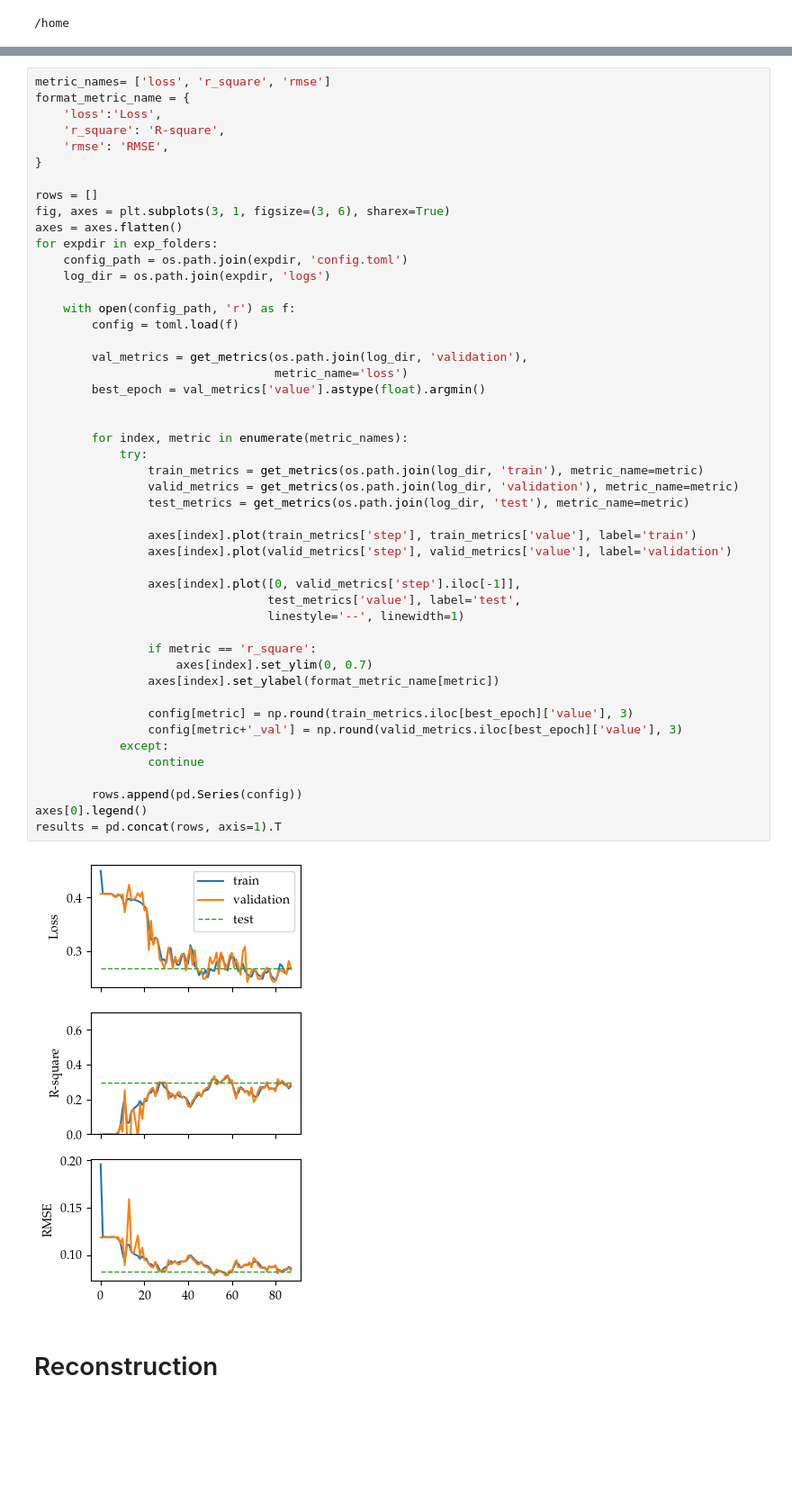
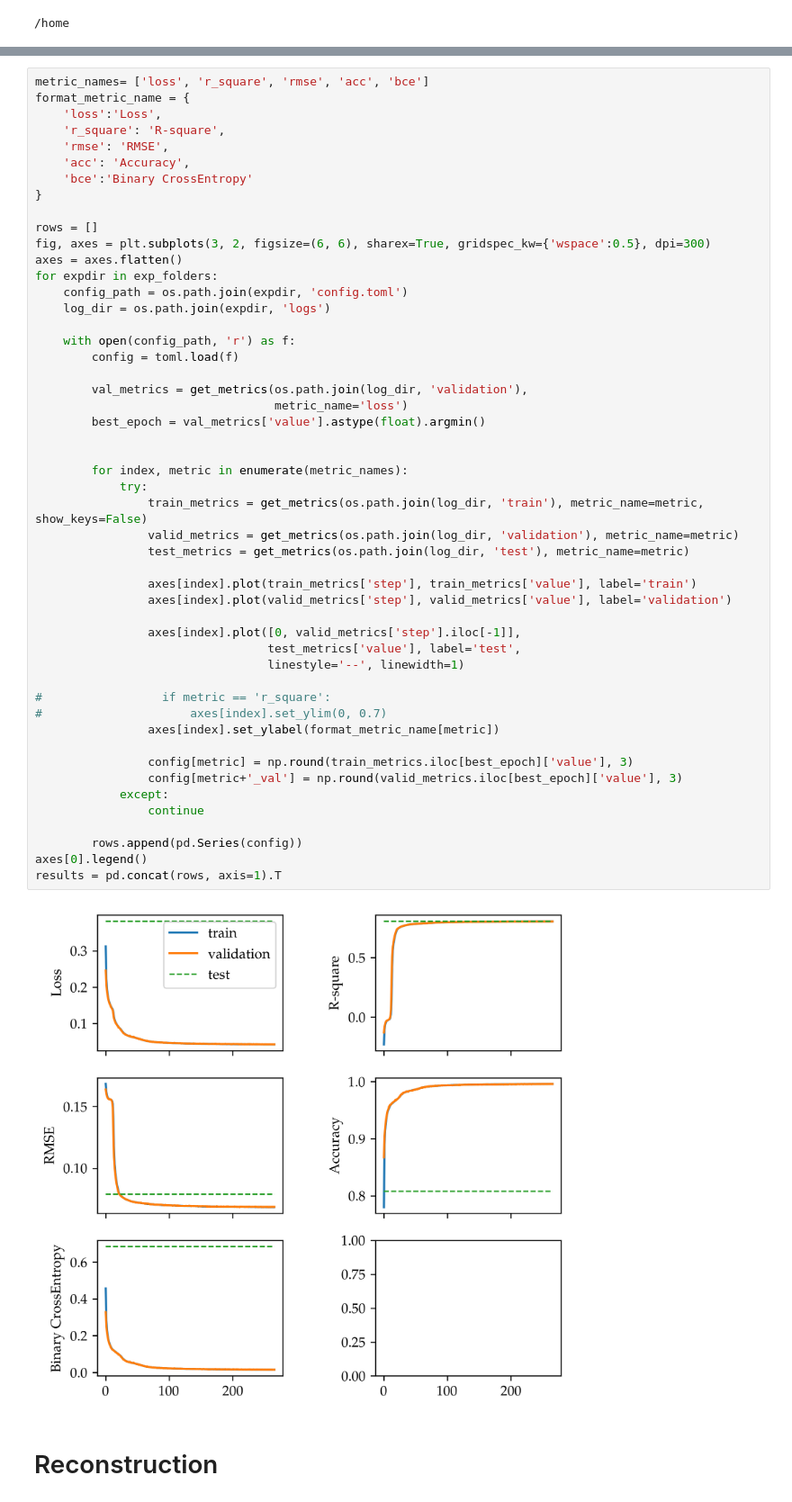
Before and after one commit to cridonoso/astromer, a Jupyter notebook: presentation/experiments/astromer_2/results.ipynb, the cells around one changed output, grey strips where cells are left out. Shown at 90% size. Cells and saved outputs as stored; diff of their text form; blank space fills up the shorter version.

```diff
--- a/presentation/experiments/astromer_2/results.ipynb
+++ b/presentation/experiments/astromer_2/results.ipynb
@@ -45,13 +49,15 @@ exp_folders
 # %%
-metric_names= ['loss', 'r_square', 'rmse']
+metric_names= ['loss', 'r_square', 'rmse', 'acc', 'bce']
 format_metric_name = {
     'loss':'Loss',
     'r_square': 'R-square',
     'rmse': 'RMSE',
+    'acc': 'Accuracy',
+    'bce':'Binary CrossEntropy'
 }
 
 rows = []
-fig, axes = plt.subplots(3, 1, figsize=(3, 6), sharex=True)
+fig, axes = plt.subplots(3, 2, figsize=(6, 6), sharex=True, gridspec_kw={'wspace':0.5}, dpi=300)
 axes = axes.flatten()
 for expdir in exp_folders:
     config_path = os.path.join(expdir, 'config.toml')
@@ -61,37 +67,37 @@ for expdir in exp_folders:
         config = toml.load(f)
 
         val_metrics = get_metrics(os.path.join(log_dir, 'validation'),
                                   metric_name='loss')
         best_epoch = val_metrics['value'].astype(float).argmin()
 
 
         for index, metric in enumerate(metric_names):
             try:
-                train_metrics = get_metrics(os.path.join(log_dir, 'train'), metric_name=metric)
+                train_metrics = get_metrics(os.path.join(log_dir, 'train'), metric_name=metric, show_keys=False)
                 valid_metrics = get_metrics(os.path.join(log_dir, 'validation'), metric_name=metric)
                 test_metrics = get_metrics(os.path.join(log_dir, 'test'), metric_name=metric)
 
                 axes[index].plot(train_metrics['step'], train_metrics['value'], label='train')
                 axes[index].plot(valid_metrics['step'], valid_metrics['value'], label='validation')
 
                 axes[index].plot([0, valid_metrics['step'].iloc[-1]],
                                  test_metrics['value'], label='test',
                                  linestyle='--', linewidth=1)
 
-                if metric == 'r_square':
-                    axes[index].set_ylim(0, 0.7)
+#                 if metric == 'r_square':
+#                     axes[index].set_ylim(0, 0.7)
                 axes[index].set_ylabel(format_metric_name[metric])
 
                 config[metric] = np.round(train_metrics.iloc[best_epoch]['value'], 3)
                 config[metric+'_val'] = np.round(valid_metrics.iloc[best_epoch]['value'], 3)
             except:
                 continue
 
         rows.append(pd.Series(config))
 axes[0].legend()
 results = pd.concat(rows, axis=1).T
 # %% [output]
-[figure, old version]
+[figure, new version]
 # %% [markdown]
 # Reconstruction
 # %%
```
Also changed, not shown: parts of 7 cells of this notebook, 12 other files.
